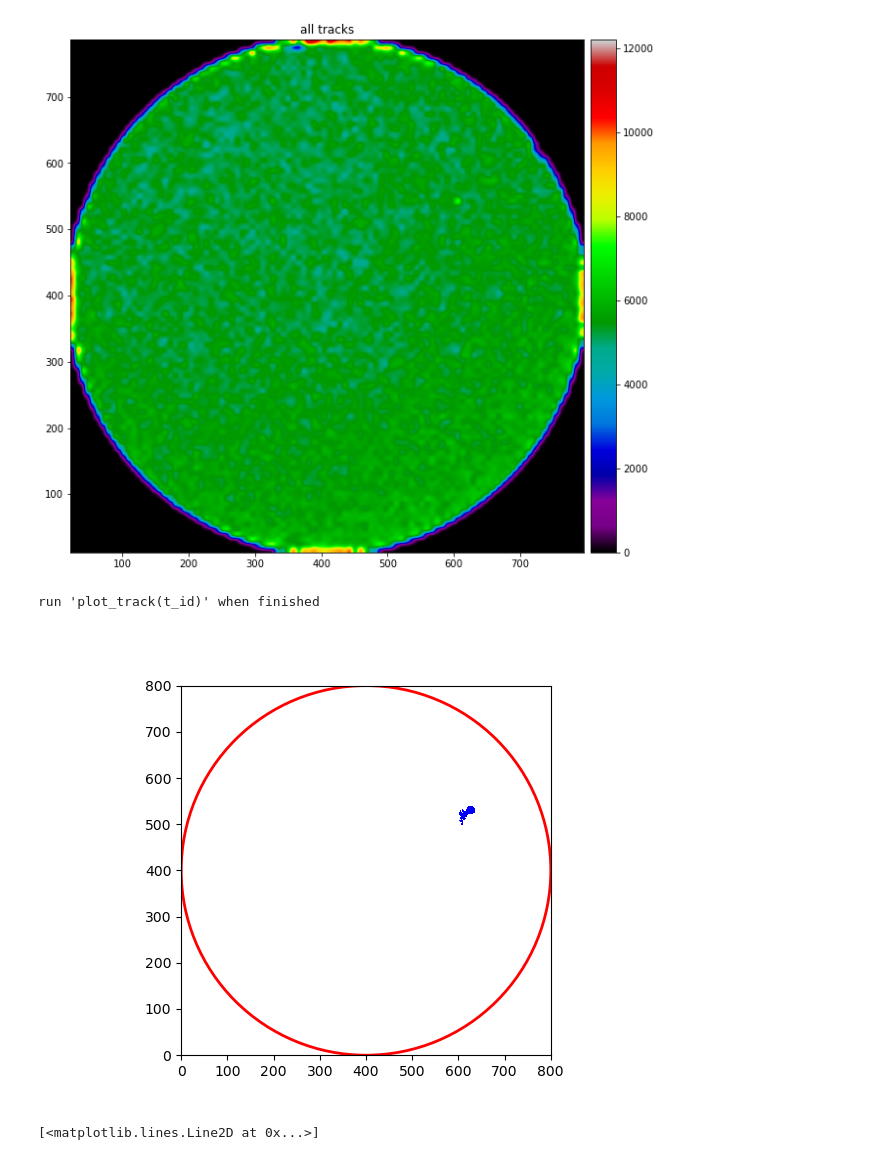
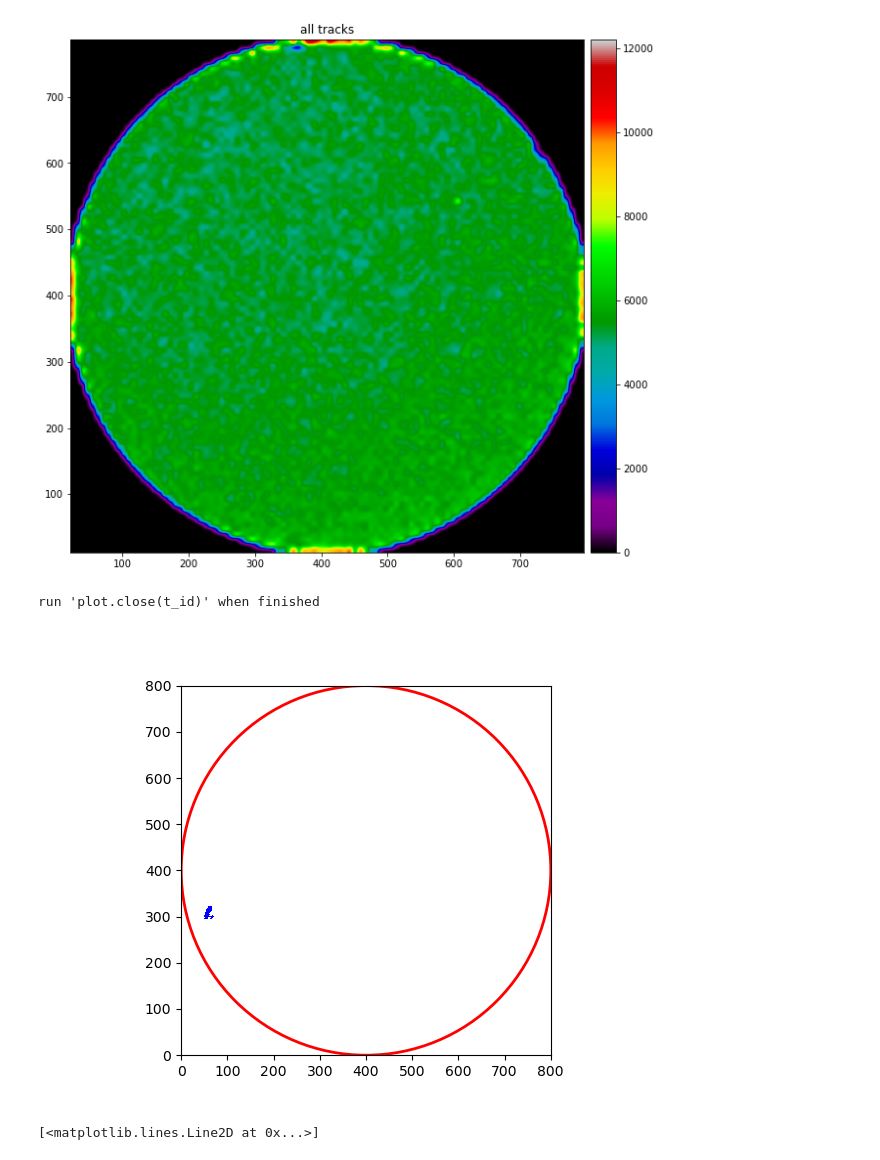
Before and after one commit to juanvm88/Procesado_imagenes, a Jupyter notebook: thin_layer.ipynb, the cells around one changed output. Saved outputs shown, nothing was run; the diff lists cells and outputs as text; code cells hidden in the pictures.

```diff
--- a/thin_layer.ipynb
+++ b/thin_layer.ipynb
@@ -188,5 +182,0 @@ close_track_plot(1)
-# %%
-plot_track(data,1)
-# %% [output]
-run 'plot_track(t_id)' when finished
-[figure, removed]
@@ -194,0 +183,6 @@ run 'plot_track(t_id)' when finished
+# %%
+t_id = 4500
+plot_track(data, t_id)
+# %% [output]
+run 'plot.close(t_id)' when finished
+[figure, added]
```
Also changed, not shown: parts of 4 cells of this notebook.
